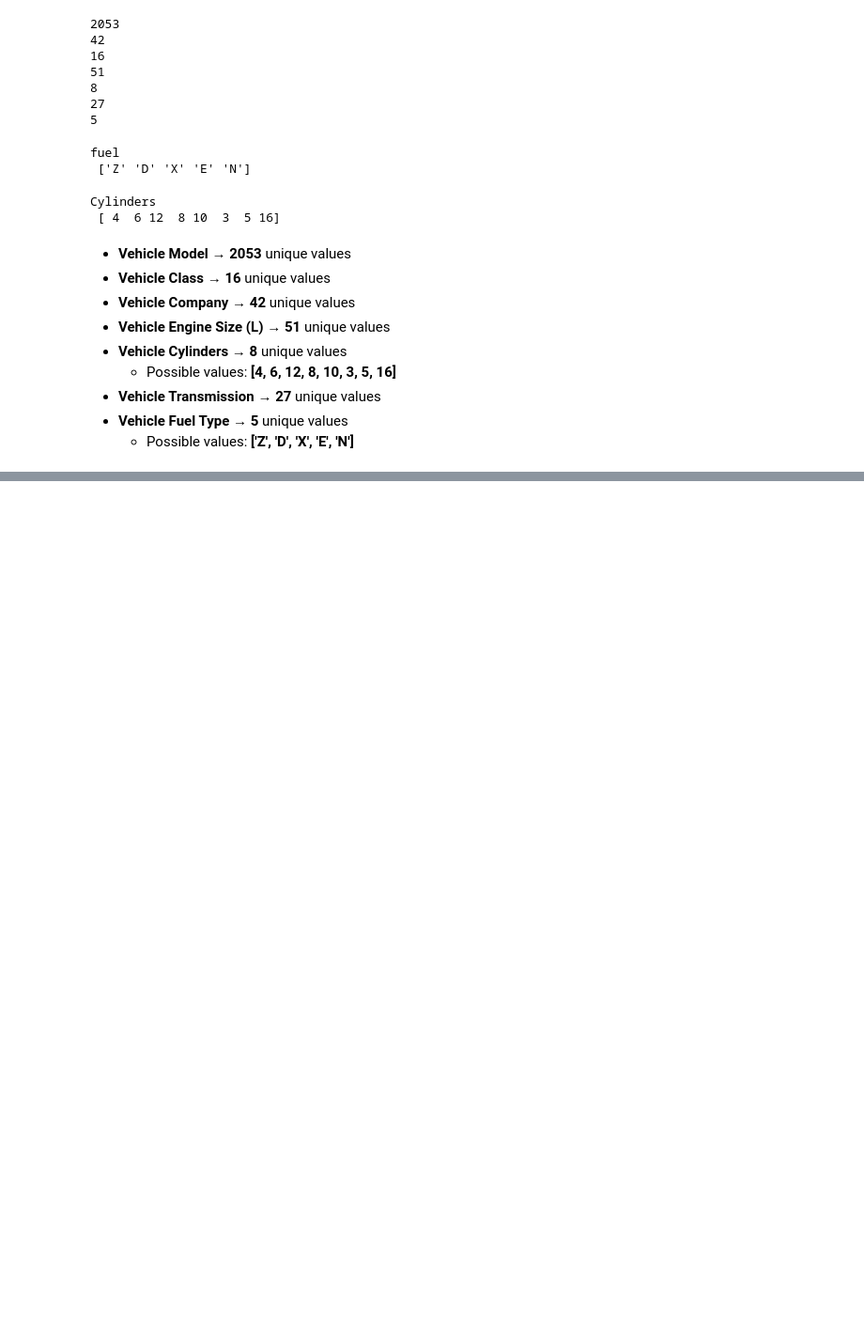
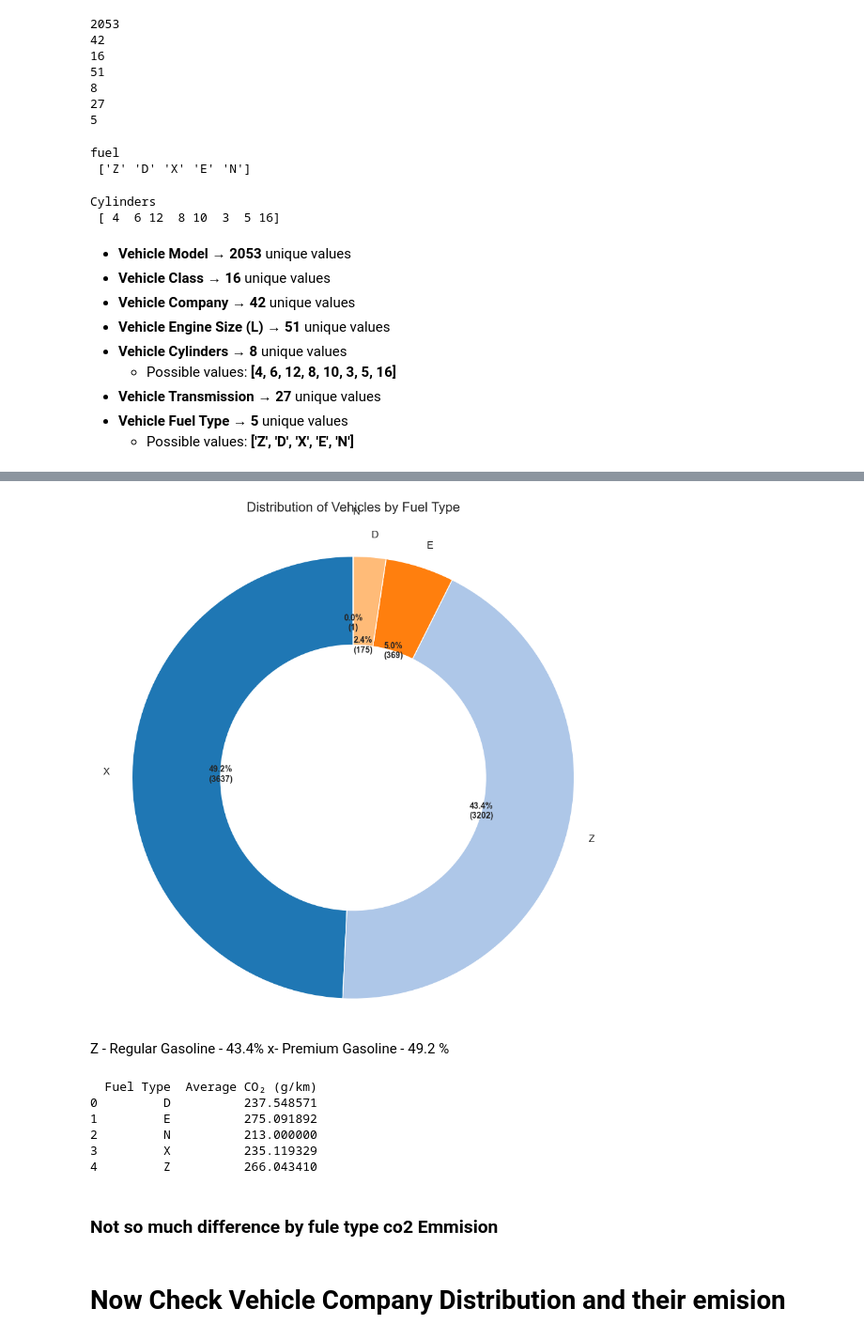
Before and after one commit to Satyamkus/Predicting-CO-Emissions-from-Vehicle-Specifications, a Jupyter notebook: emmision.ipynb, the cells around one changed output, grey strips where cells are left out. Shown at 94% size. Drawn from its saved outputs; the diff is of its cells as text; code cells hidden in the pictures; blank space fills up the shorter version.

```diff
--- a/emmision.ipynb
+++ b/emmision.ipynb
@@ -171,0 +244,54 @@ Cylinders
+# %%
+# Example: Count vehicles for each fuel type
+fuel_counts = df['Fuel Type'].value_counts()
+
+# Create explode list to highlight small categories (<2%)
+explode = [0.1 if (count / fuel_counts.sum()) < 0.02 else 0
+           for count in fuel_counts]
+
+# Plot donut-style pie chart
+plt.figure(figsize=(9, 9))
+wedges, texts, autotexts = plt.pie(
+    fuel_counts,
+    labels=fuel_counts.index,
+    autopct=lambda p: f'{p:.1f}%\n({int(p*fuel_counts.sum()/100)})',  # % + count
+    startangle=90,
+    explode=explode,
+    colors=plt.cm.tab20.colors,
+    wedgeprops=dict(width=0.4, edgecolor='w')  # donut style
+)
+
+# Improve label font size
+plt.setp(texts, size=12)
+plt.setp(autotexts, size=10, weight="bold")
+
+# Title
+plt.title('Distribution of Vehicles by Fuel Type', fontsize=16)
+plt.axis('equal')
+plt.tight_layout()
+plt.show()
+# %% [output]
+[figure, added]
+# %% [markdown]
+Z - Regular Gasoline - 43.4%
+x- Premium Gasoline - 49.2 %
+# %%
+# Group by fuel type and get average & max CO₂ emissions
+co2_stats = df.groupby('Fuel Type')['CO2 Emissions(g/km)'].agg(['mean']).reset_index()
+
+# Rename columns for clarity
+co2_stats.columns = ['Fuel Type', 'Average CO₂ (g/km)']
+
+# Print results
+print(co2_stats)
+# %% [output]
+  Fuel Type  Average CO₂ (g/km)
+0         D          237.548571
+1         E          275.091892
+2         N          213.000000
+3         X          235.119329
+4         Z          266.043410
+# %% [markdown]
+### Not so much difference by fule type co2 Emmision
+# %% [markdown]
+# Now Check Vehicle Company Distribution and their emision
```
Also changed, not shown: parts of 10 cells of this notebook.
